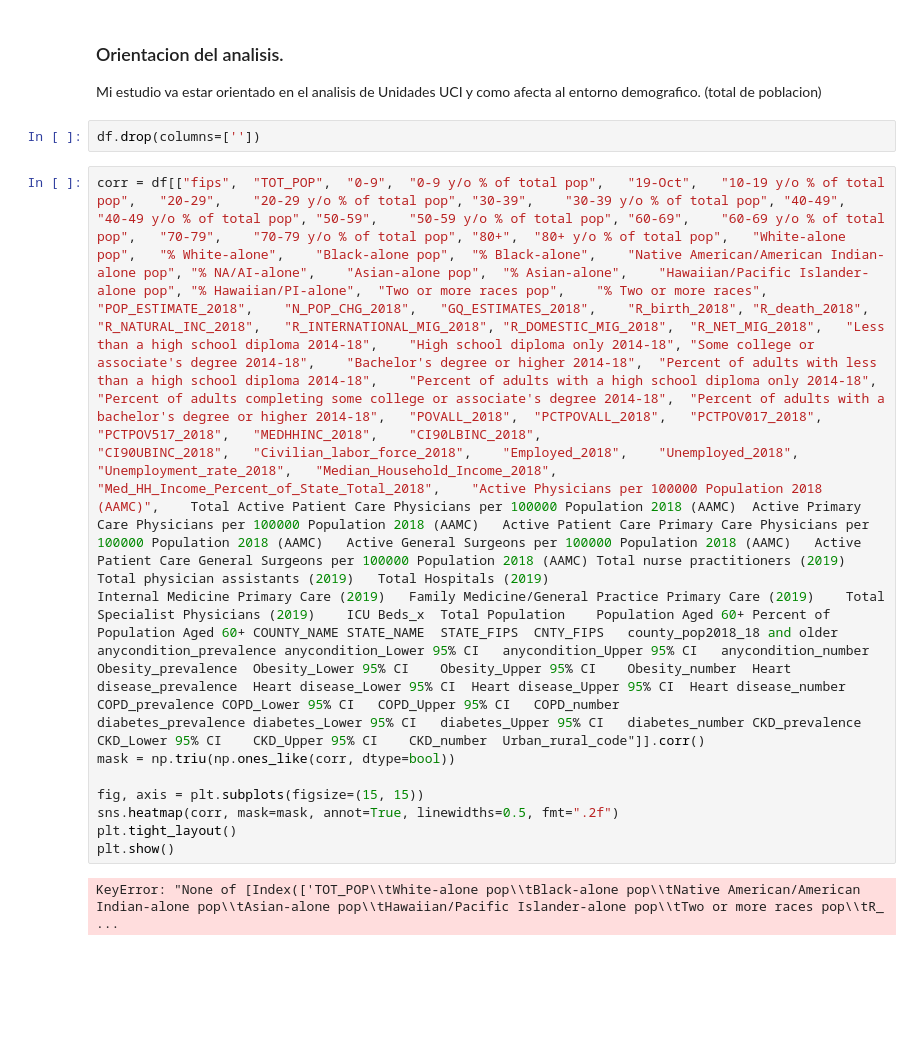
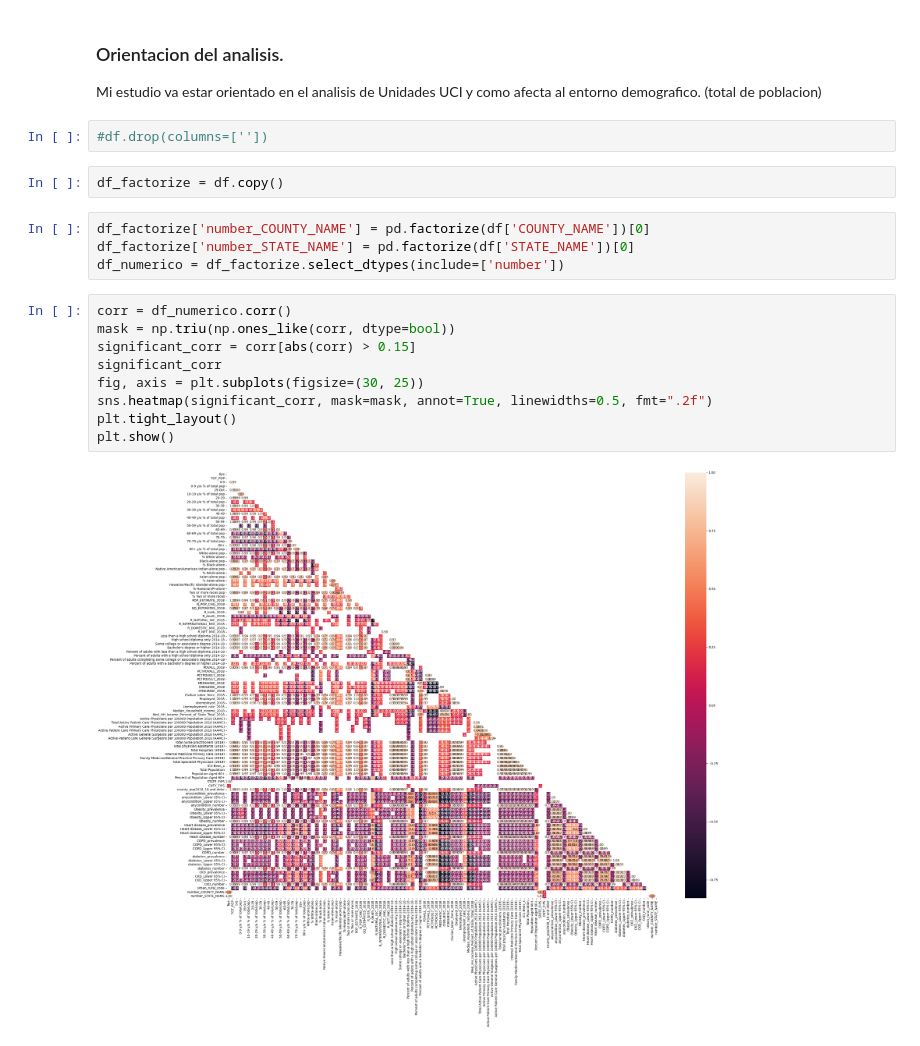
Before and after one commit to Antonio27M/ML-web-app-using-Streamlit, a Jupyter notebook: src/03-linear-regression-reg-demographic-health-data.ipynb, the cells around one changed output. Saved outputs shown, nothing was run; the diff lists cells and outputs as text; blank space fills up the shorter version.

```diff
--- a/src/03-linear-regression-reg-demographic-health-data.ipynb
+++ b/src/03-linear-regression-reg-demographic-health-data.ipynb
@@ -85,18 +85,21 @@ Length: 108, dtype: int64
 
 Mi estudio va estar orientado en el analisis de Unidades UCI y como afecta al entorno demografico. (total de poblacion)
 # %%
-df.drop(columns=[''])
+#df.drop(columns=[''])
+# %%
+df_factorize = df.copy()
+# %%
+df_factorize['number_COUNTY_NAME'] = pd.factorize(df['COUNTY_NAME'])[0]
+df_factorize['number_STATE_NAME'] = pd.factorize(df['STATE_NAME'])[0]
+df_numerico = df_factorize.select_dtypes(include=['number'])
 # %%
-corr = df[["fips",	"TOT_POP",	"0-9",	"0-9 y/o % of total pop",	"19-Oct",	"10-19 y/o % of total pop",	"20-29",	"20-29 y/o % of total pop",	"30-39",	"30-39 y/o % of total pop",	"40-49",	"40-49 y/o % of total pop",	"50-59",	"50-59 y/o % of total pop",	"60-69",	"60-69 y/o % of total pop",	"70-79",	"70-79 y/o % of total pop",	"80+",	"80+ y/o % of total pop",	"White-alone pop",	"% White-alone",	"Black-alone pop",	"% Black-alone",	"Native American/American Indian-alone pop",	"% NA/AI-alone",	"Asian-alone pop",	"% Asian-alone",	"Hawaiian/Pacific Islander-alone pop",	"% Hawaiian/PI-alone",	"Two or more races pop",	"% Two or more races",
-"POP_ESTIMATE_2018",	"N_POP_CHG_2018",	"GQ_ESTIMATES_2018",	"R_birth_2018",	"R_death_2018",	"R_NATURAL_INC_2018",	"R_INTERNATIONAL_MIG_2018",	"R_DOMESTIC_MIG_2018",	"R_NET_MIG_2018",	"Less than a high school diploma 2014-18",	"High school diploma only 2014-18",	"Some college or associate's degree 2014-18",	"Bachelor's degree or higher 2014-18",	"Percent of adults with less than a high school diploma 2014-18",	"Percent of adults with a high school diploma only 2014-18",	"Percent of adults completing some college or associate's degree 2014-18",	"Percent of adults with a bachelor's degree or higher 2014-18",	"POVALL_2018",	"PCTPOVALL_2018",	"PCTPOV017_2018",	"PCTPOV517_2018",	"MEDHHINC_2018",	"CI90LBINC_2018",
-"CI90UBINC_2018",	"Civilian_labor_force_2018",	"Employed_2018",	"Unemployed_2018",	"Unemployment_rate_2018",	"Median_Household_Income_2018",	"Med_HH_Income_Percent_of_State_Total_2018",	"Active Physicians per 100000 Population 2018 (AAMC)",	Total Active Patient Care Physicians per 100000 Population 2018 (AAMC)	Active Primary Care Physicians per 100000 Population 2018 (AAMC)	Active Patient Care Primary Care Physicians per 100000 Population 2018 (AAMC)	Active General Surgeons per 100000 Population 2018 (AAMC)	Active Patient Care General Surgeons per 100000 Population 2018 (AAMC)	Total nurse practitioners (2019)	Total physician assistants (2019)	Total Hospitals (2019)
-Internal Medicine Primary Care (2019)	Family Medicine/General Practice Primary Care (2019)	Total Specialist Physicians (2019)	ICU Beds_x	Total Population	Population Aged 60+	Percent of Population Aged 60+	COUNTY_NAME	STATE_NAME	STATE_FIPS	CNTY_FIPS	county_pop2018_18 and older	anycondition_prevalence	anycondition_Lower 95% CI	anycondition_Upper 95% CI	anycondition_number	Obesity_prevalence	Obesity_Lower 95% CI	Obesity_Upper 95% CI	Obesity_number	Heart disease_prevalence	Heart disease_Lower 95% CI	Heart disease_Upper 95% CI	Heart disease_number	COPD_prevalence	COPD_Lower 95% CI	COPD_Upper 95% CI	COPD_number
-diabetes_prevalence	diabetes_Lower 95% CI	diabetes_Upper 95% CI	diabetes_number	CKD_prevalence	CKD_Lower 95% CI	CKD_Upper 95% CI	CKD_number	Urban_rural_code"]].corr()
+corr = df_numerico.corr()
 mask = np.triu(np.ones_like(corr, dtype=bool))
-
-fig, axis = plt.subplots(figsize=(15, 15))
-sns.heatmap(corr, mask=mask, annot=True, linewidths=0.5, fmt=".2f")
+significant_corr = corr[abs(corr) > 0.15]
+significant_corr
+fig, axis = plt.subplots(figsize=(30, 25))
+sns.heatmap(significant_corr, mask=mask, annot=True, linewidths=0.5, fmt=".2f")
 plt.tight_layout()
 plt.show()
 # %% [output]
-KeyError: "None of [Index(['TOT_POP\\tWhite-alone pop\\tBlack-alone pop\\tNative American/American Indian-alone pop\\tAsian-alone pop\\tHawaiian/Pacific Islander-alone pop\\tTwo or more races pop\\tR_ ...
+[figure, added]
```
Also changed, not shown: 6 other files.
